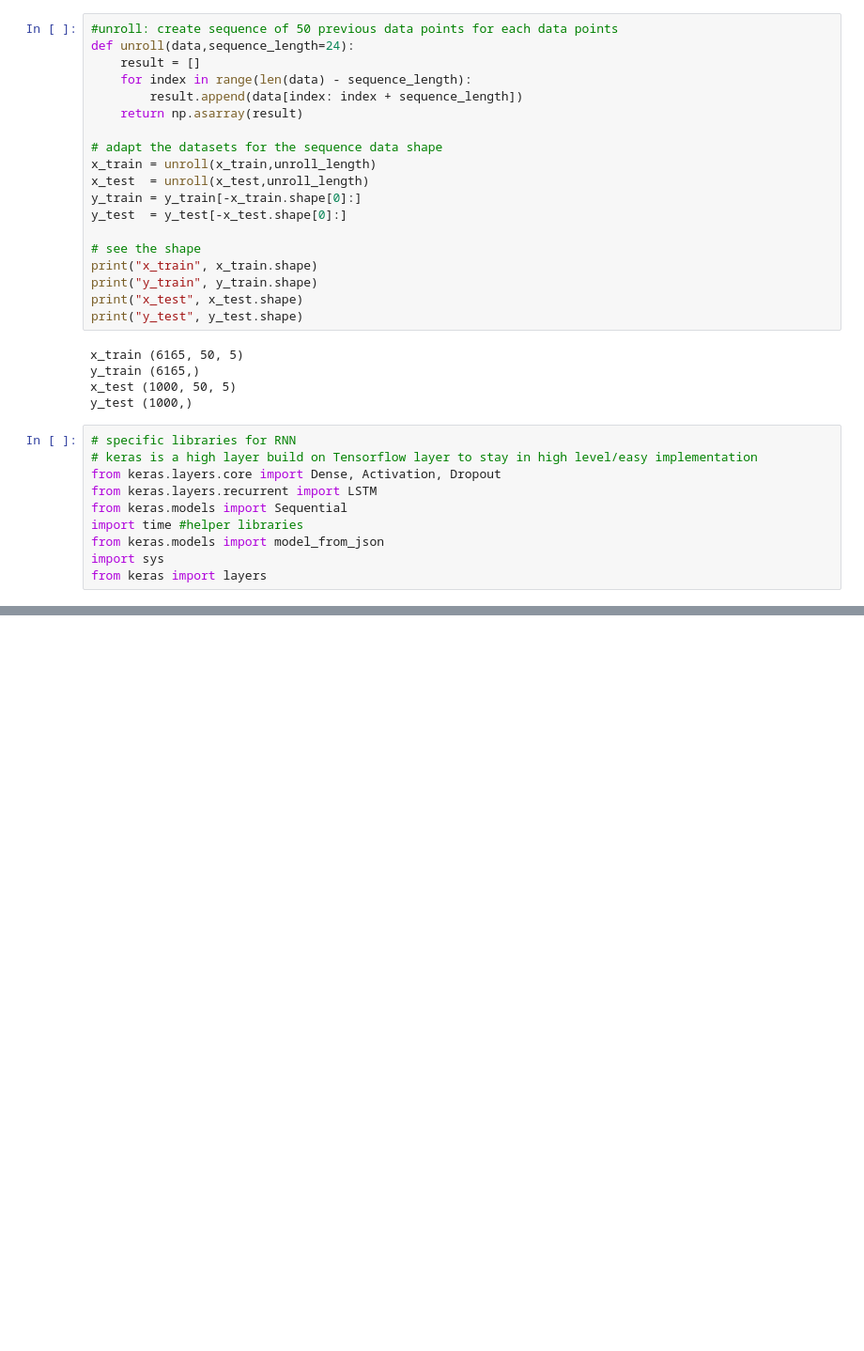
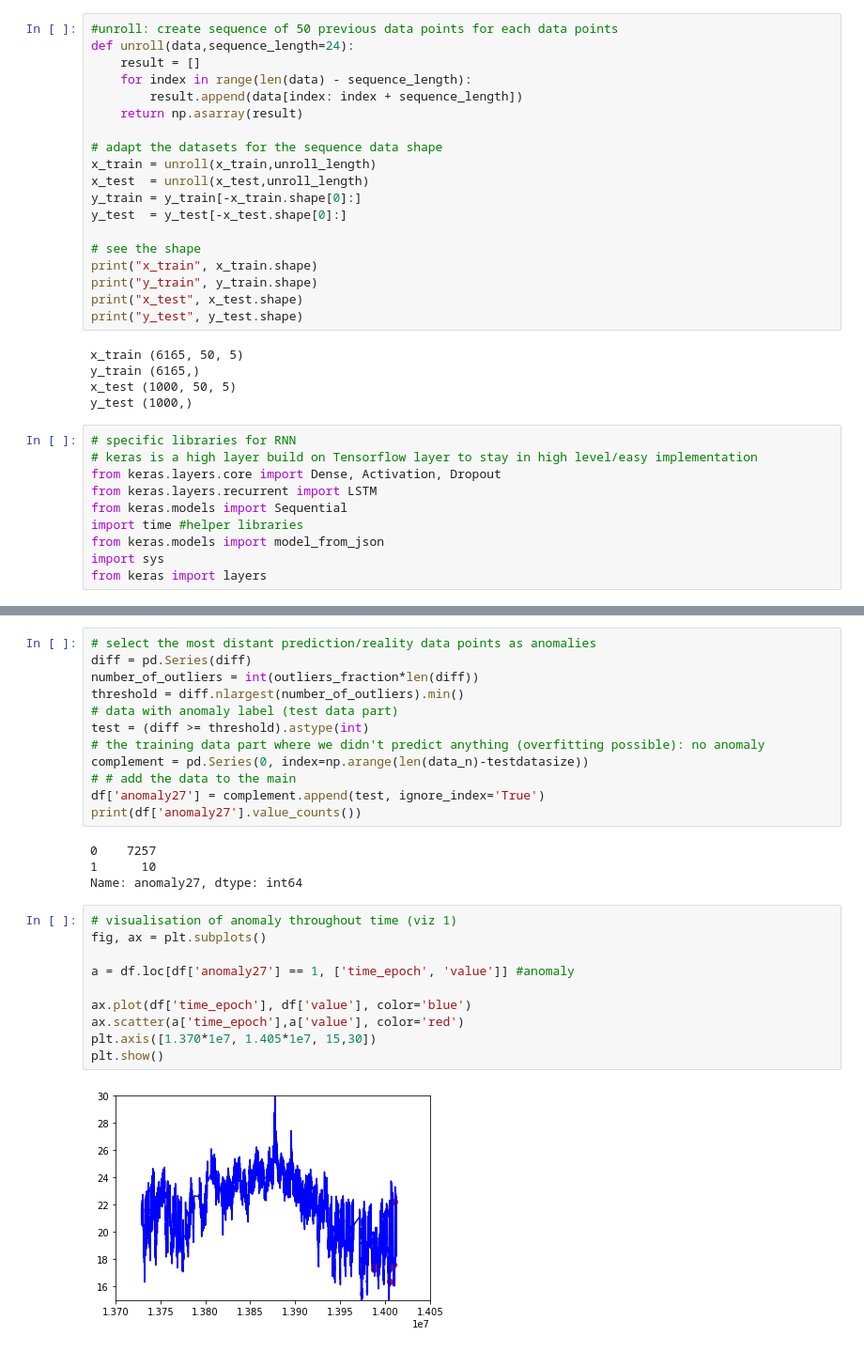
Before and after one commit to xogns3512/example, a Jupyter notebook: anomaly detection/Numenta Anomaly Benchmark (NAB).ipynb, the cells around one changed output, grey strips where cells are left out. Shown at 94% size. Saved outputs shown, nothing was run; the diff lists cells and outputs as text; blank space fills up the shorter version.

```diff
--- a/anomaly detection/Numenta Anomaly Benchmark (NAB).ipynb
+++ b/anomaly detection/Numenta Anomaly Benchmark (NAB).ipynb
@@ -636,0 +637,28 @@ plt.show()
+# %%
+# select the most distant prediction/reality data points as anomalies
+diff = pd.Series(diff)
+number_of_outliers = int(outliers_fraction*len(diff))
+threshold = diff.nlargest(number_of_outliers).min()
+# data with anomaly label (test data part)
+test = (diff >= threshold).astype(int)
+# the training data part where we didn't predict anything (overfitting possible): no anomaly
+complement = pd.Series(0, index=np.arange(len(data_n)-testdatasize))
+# # add the data to the main
+df['anomaly27'] = complement.append(test, ignore_index='True')
+print(df['anomaly27'].value_counts())
+# %% [output]
+0    7257
+1      10
+Name: anomaly27, dtype: int64
+# %%
+# visualisation of anomaly throughout time (viz 1)
+fig, ax = plt.subplots()
+
+a = df.loc[df['anomaly27'] == 1, ['time_epoch', 'value']] #anomaly
+
+ax.plot(df['time_epoch'], df['value'], color='blue')
+ax.scatter(a['time_epoch'],a['value'], color='red')
+plt.axis([1.370*1e7, 1.405*1e7, 15,30])
+plt.show()
+# %% [output]
+[figure, added]
```
Also changed, not shown: parts of 10 cells of this notebook.
